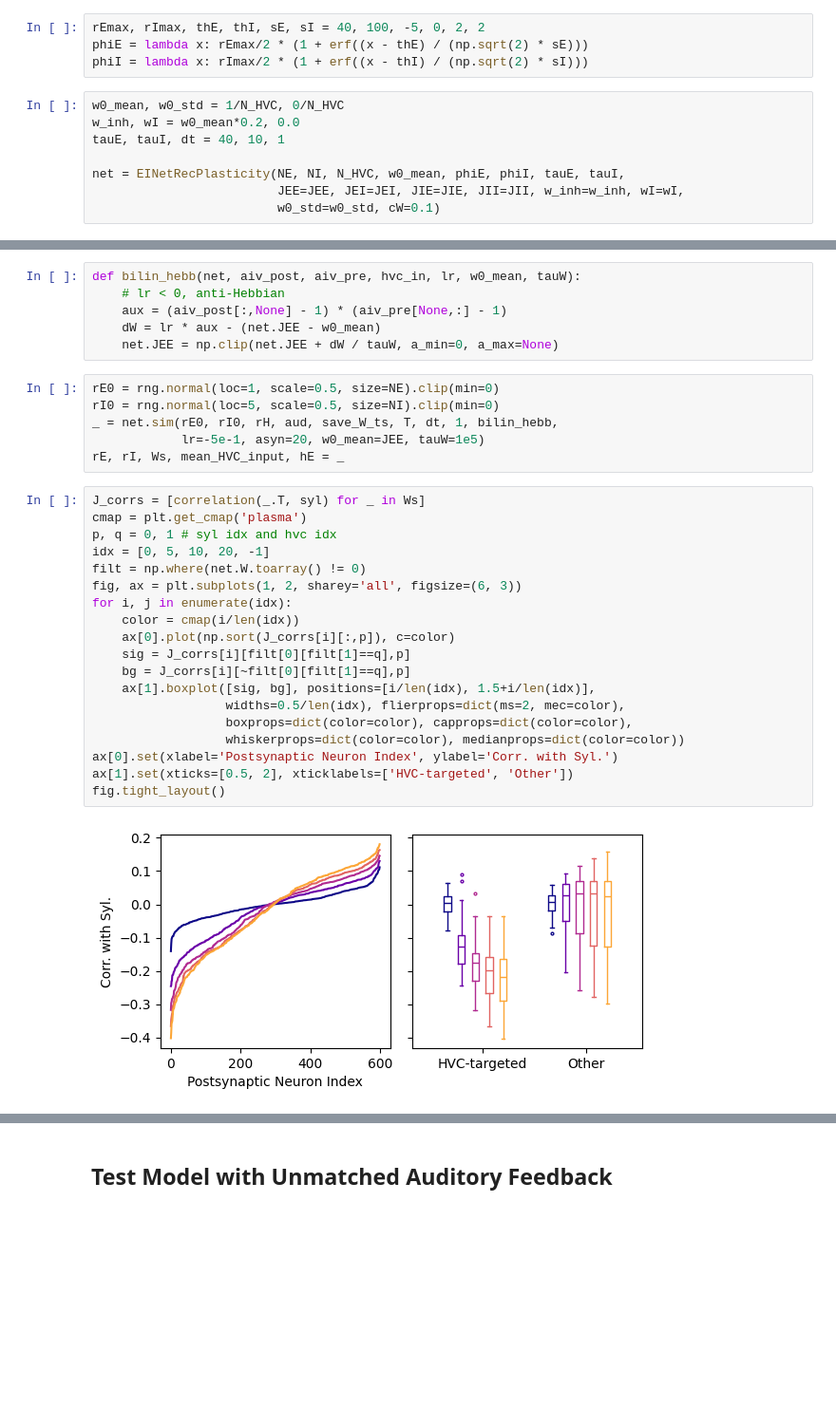
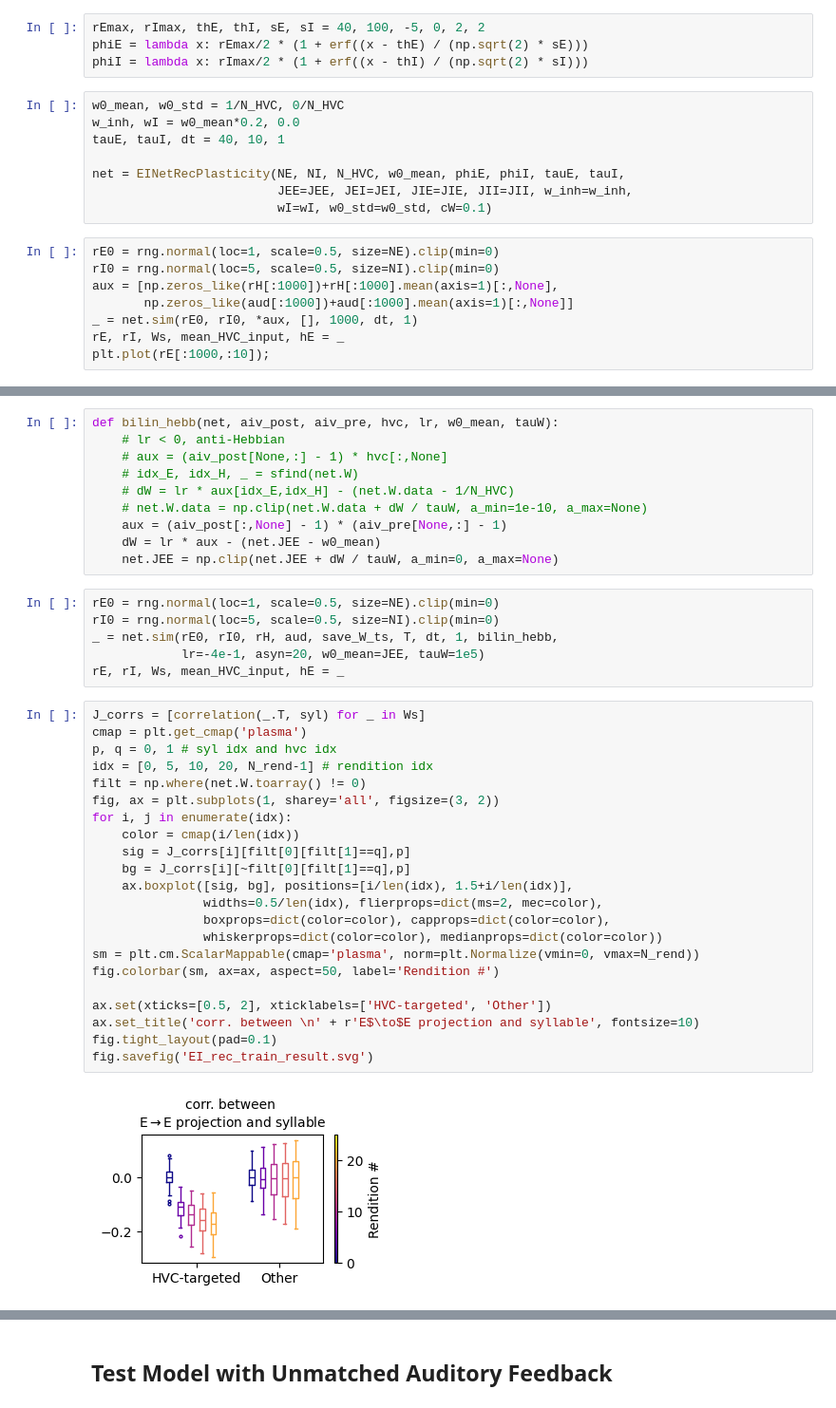
Before and after one commit to gongziyida/vocal-error-network, a Jupyter notebook: EI_rec_plasticity.ipynb, the cells around one changed output, grey strips where cells are left out. Shown at 95% size. Cells and saved outputs as stored; diff of their text form; blank space fills up the shorter version.

```diff
--- a/EI_rec_plasticity.ipynb
+++ b/EI_rec_plasticity.ipynb
@@ -56,5 +67,13 @@ w_inh, wI = w0_mean*0.2, 0.0
 tauE, tauI, dt = 40, 10, 1
 
 net = EINetRecPlasticity(NE, NI, N_HVC, w0_mean, phiE, phiI, tauE, tauI,
-                         JEE=JEE, JEI=JEI, JIE=JIE, JII=JII, w_inh=w_inh, wI=wI,
-                         w0_std=w0_std, cW=0.1)
+                         JEE=JEE, JEI=JEI, JIE=JIE, JII=JII, w_inh=w_inh,
+                         wI=wI, w0_std=w0_std, cW=0.1)
+# %%
+rE0 = rng.normal(loc=1, scale=0.5, size=NE).clip(min=0)
+rI0 = rng.normal(loc=5, scale=0.5, size=NI).clip(min=0)
+aux = [np.zeros_like(rH[:1000])+rH[:1000].mean(axis=1)[:,None],
+       np.zeros_like(aud[:1000])+aud[:1000].mean(axis=1)[:,None]]
+_ = net.sim(rE0, rI0, *aux, [], 1000, dt, 1)
+rE, rI, Ws, mean_HVC_input, hE = _
+plt.plot(rE[:1000,:10]);
@@ -61,6 +82,10 @@ net = EINetRecPlasticity(NE, NI, N_HVC, w0_mean, phiE, phiI, tauE, tauI,
 # %%
-def bilin_hebb(net, aiv_post, aiv_pre, hvc_in, lr, w0_mean, tauW):
+def bilin_hebb(net, aiv_post, aiv_pre, hvc, lr, w0_mean, tauW):
     # lr < 0, anti-Hebbian
+    # aux = (aiv_post[None,:] - 1) * hvc[:,None]
+    # idx_E, idx_H, _ = sfind(net.W)
+    # dW = lr * aux[idx_E,idx_H] - (net.W.data - 1/N_HVC)
+    # net.W.data = np.clip(net.W.data + dW / tauW, a_min=1e-10, a_max=None)
     aux = (aiv_post[:,None] - 1) * (aiv_pre[None,:] - 1)
     dW = lr * aux - (net.JEE - w0_mean)
     net.JEE = np.clip(net.JEE + dW / tauW, a_min=0, a_max=None)
@@ -68,26 +93,29 @@ def bilin_hebb(net, aiv_post, aiv_pre, hvc_in, lr, w0_mean, tauW):
 rE0 = rng.normal(loc=1, scale=0.5, size=NE).clip(min=0)
 rI0 = rng.normal(loc=5, scale=0.5, size=NI).clip(min=0)
 _ = net.sim(rE0, rI0, rH, aud, save_W_ts, T, dt, 1, bilin_hebb,
-            lr=-5e-1, asyn=20, w0_mean=JEE, tauW=1e5)
+            lr=-4e-1, asyn=20, w0_mean=JEE, tauW=1e5)
 rE, rI, Ws, mean_HVC_input, hE = _
 # %%
 J_corrs = [correlation(_.T, syl) for _ in Ws]
 cmap = plt.get_cmap('plasma')
 p, q = 0, 1 # syl idx and hvc idx
-idx = [0, 5, 10, 20, -1]
+idx = [0, 5, 10, 20, N_rend-1] # rendition idx
 filt = np.where(net.W.toarray() != 0)
-fig, ax = plt.subplots(1, 2, sharey='all', figsize=(6, 3))
+fig, ax = plt.subplots(1, sharey='all', figsize=(3, 2))
 for i, j in enumerate(idx):
     color = cmap(i/len(idx))
-    ax[0].plot(np.sort(J_corrs[i][:,p]), c=color)
     sig = J_corrs[i][filt[0][filt[1]==q],p]
     bg = J_corrs[i][~filt[0][filt[1]==q],p]
-    ax[1].boxplot([sig, bg], positions=[i/len(idx), 1.5+i/len(idx)],
-                  widths=0.5/len(idx), flierprops=dict(ms=2, mec=color),
-                  boxprops=dict(color=color), capprops=dict(color=color),
-                  whiskerprops=dict(color=color), medianprops=dict(color=color))
-ax[0].set(xlabel='Postsynaptic Neuron Index', ylabel='Corr. with Syl.')
-ax[1].set(xticks=[0.5, 2], xticklabels=['HVC-targeted', 'Other'])
-fig.tight_layout()
+    ax.boxplot([sig, bg], positions=[i/len(idx), 1.5+i/len(idx)],
+               widths=0.5/len(idx), flierprops=dict(ms=2, mec=color),
+               boxprops=dict(color=color), capprops=dict(color=color),
+               whiskerprops=dict(color=color), medianprops=dict(color=color))
+sm = plt.cm.ScalarMappable(cmap='plasma', norm=plt.Normalize(vmin=0, vmax=N_rend))
+fig.colorbar(sm, ax=ax, aspect=50, label='Rendition #')
+
+ax.set(xticks=[0.5, 2], xticklabels=['HVC-targeted', 'Other'])
+ax.set_title('corr. between \n' + r'E$\to$E projection and syllable', fontsize=10)
+fig.tight_layout(pad=0.1)
+fig.savefig('EI_rec_train_result.svg')
 # %% [output]
-[figure, old version]
+[figure, new version]
```
Also changed, not shown: parts of 24 cells of this notebook, 18 other files.
